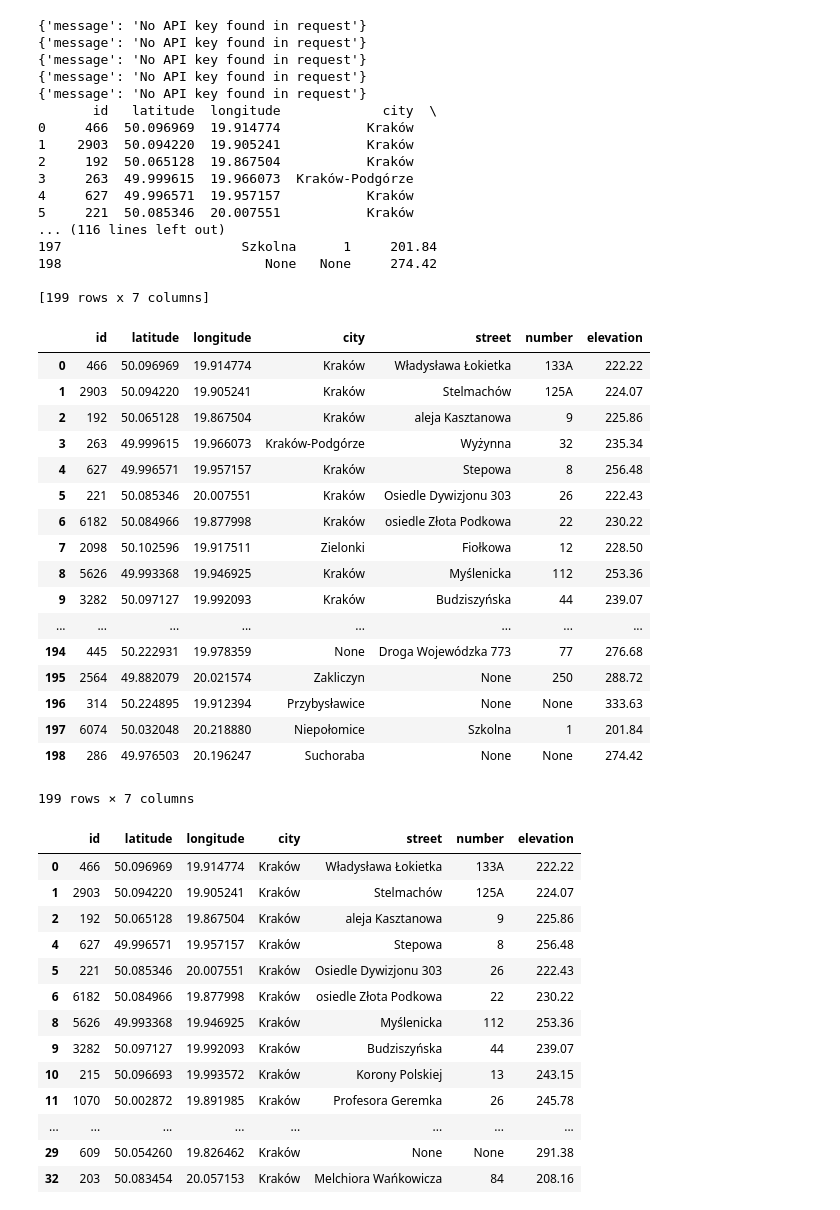
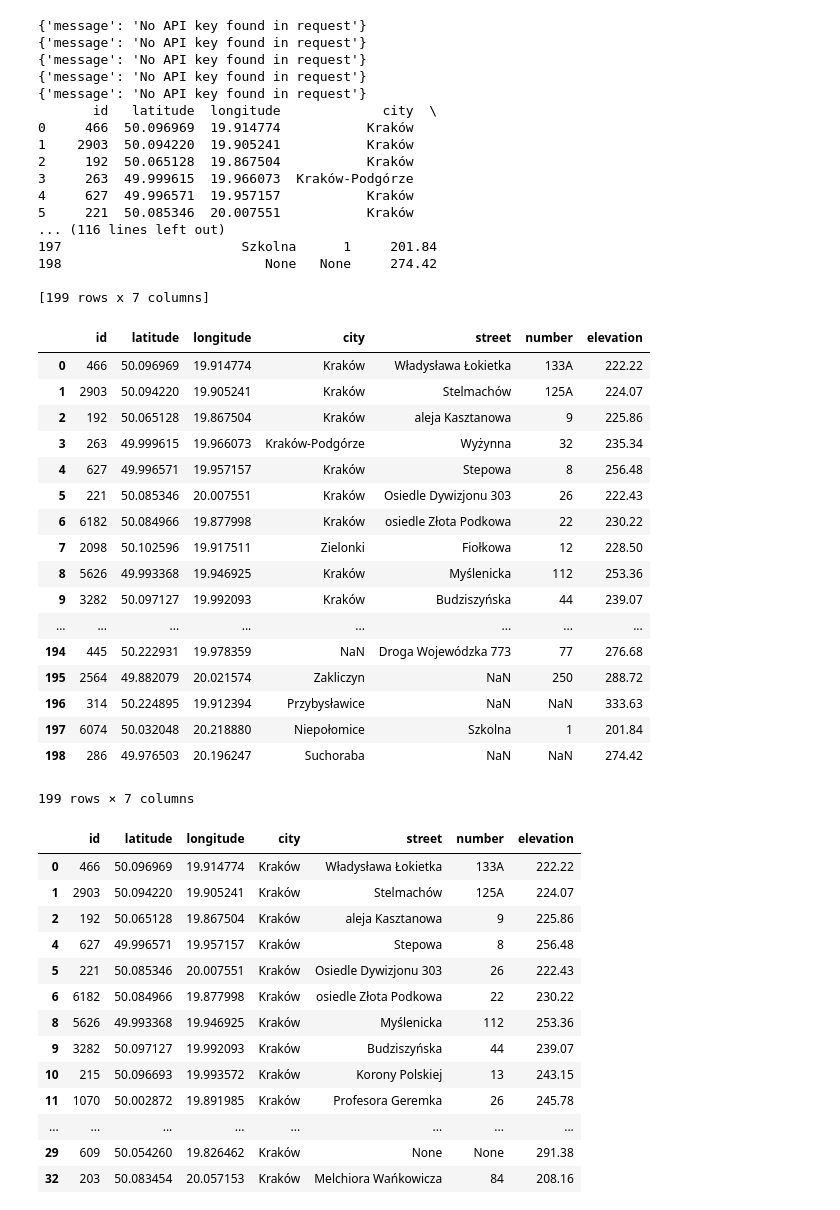
Before and after one commit to oswinoswin/airly_project, a Jupyter notebook: data_analysis.ipynb, the cells around one changed output. Saved outputs shown, nothing was run; the diff lists cells and outputs as text; code cells hidden in the pictures.

```diff
--- a/data_analysis.ipynb
+++ b/data_analysis.ipynb
@@ -85,27 +86,32 @@ df.to_csv("data/locations.csv")
 198                          None   None     274.42
 
 [199 rows x 7 columns]
-# %%
-df
-# %% [output]
-|  | id | latitude | longitude | city | street | number | elevation |
-| 0 | 466 | 50.096969 | 19.914774 | Kraków | Władysława Łokietka | 133A | 222.22 |
-| 1 | 2903 | 50.094220 | 19.905241 | Kraków | Stelmachów | 125A | 224.07 |
-| 2 | 192 | 50.065128 | 19.867504 | Kraków | aleja Kasztanowa | 9 | 225.86 |
-| 3 | 263 | 49.999615 | 19.966073 | Kraków-Podgórze | Wyżynna | 32 | 235.34 |
-| 4 | 627 | 49.996571 | 19.957157 | Kraków | Stepowa | 8 | 256.48 |
-| 5 | 221 | 50.085346 | 20.007551 | Kraków | Osiedle Dywizjonu 303 | 26 | 222.43 |
-| 6 | 6182 | 50.084966 | 19.877998 | Kraków | osiedle Złota Podkowa | 22 | 230.22 |
-| 7 | 2098 | 50.102596 | 19.917511 | Zielonki | Fiołkowa | 12 | 228.50 |
-| 8 | 5626 | 49.993368 | 19.946925 | Kraków | Myślenicka | 112 | 253.36 |
-| 9 | 3282 | 50.097127 | 19.992093 | Kraków | Budziszyńska | 44 | 239.07 |
-| ... | ... | ... | ... | ... | ... | ... | ... |
-| 194 | 445 | 50.222931 | 19.978359 | None | Droga Wojewódzka 773 | 77 | 276.68 |
-| 195 | 2564 | 49.882079 | 20.021574 | Zakliczyn | None | 250 | 288.72 |
-| 196 | 314 | 50.224895 | 19.912394 | Przybysławice | None | None | 333.63 |
-| 197 | 6074 | 50.032048 | 20.218880 | Niepołomice | Szkolna | 1 | 201.84 |
-| 198 | 286 | 49.976503 | 20.196247 | Suchoraba | None | None | 274.42 |
-199 rows × 7 columns
+# %%
+locations = pd.read_csv("data/locations.csv")
+# %%
+locations = locations[['id', 'latitude', 'longitude', 'city', 'street', 'number',
+       'elevation']]
+# %%
+locations
+# %% [output]
+|  | id | latitude | longitude | city | street | number | elevation |
+| 0 | 466 | 50.096969 | 19.914774 | Kraków | Władysława Łokietka | 133A | 222.22 |
+| 1 | 2903 | 50.094220 | 19.905241 | Kraków | Stelmachów | 125A | 224.07 |
+| 2 | 192 | 50.065128 | 19.867504 | Kraków | aleja Kasztanowa | 9 | 225.86 |
+| 3 | 263 | 49.999615 | 19.966073 | Kraków-Podgórze | Wyżynna | 32 | 235.34 |
+| 4 | 627 | 49.996571 | 19.957157 | Kraków | Stepowa | 8 | 256.48 |
+| 5 | 221 | 50.085346 | 20.007551 | Kraków | Osiedle Dywizjonu 303 | 26 | 222.43 |
+| 6 | 6182 | 50.084966 | 19.877998 | Kraków | osiedle Złota Podkowa | 22 | 230.22 |
+| 7 | 2098 | 50.102596 | 19.917511 | Zielonki | Fiołkowa | 12 | 228.50 |
+| 8 | 5626 | 49.993368 | 19.946925 | Kraków | Myślenicka | 112 | 253.36 |
+| 9 | 3282 | 50.097127 | 19.992093 | Kraków | Budziszyńska | 44 | 239.07 |
+| ... | ... | ... | ... | ... | ... | ... | ... |
+| 194 | 445 | 50.222931 | 19.978359 | NaN | Droga Wojewódzka 773 | 77 | 276.68 |
+| 195 | 2564 | 49.882079 | 20.021574 | Zakliczyn | NaN | 250 | 288.72 |
+| 196 | 314 | 50.224895 | 19.912394 | Przybysławice | NaN | NaN | 333.63 |
+| 197 | 6074 | 50.032048 | 20.218880 | Niepołomice | Szkolna | 1 | 201.84 |
+| 198 | 286 | 49.976503 | 20.196247 | Suchoraba | NaN | NaN | 274.42 |
+199 rows × 7 columns
 # %%
 df[df["city"]=="Kraków"]
 # %% [output]
```
Also changed, not shown: parts of 18 cells of this notebook.
